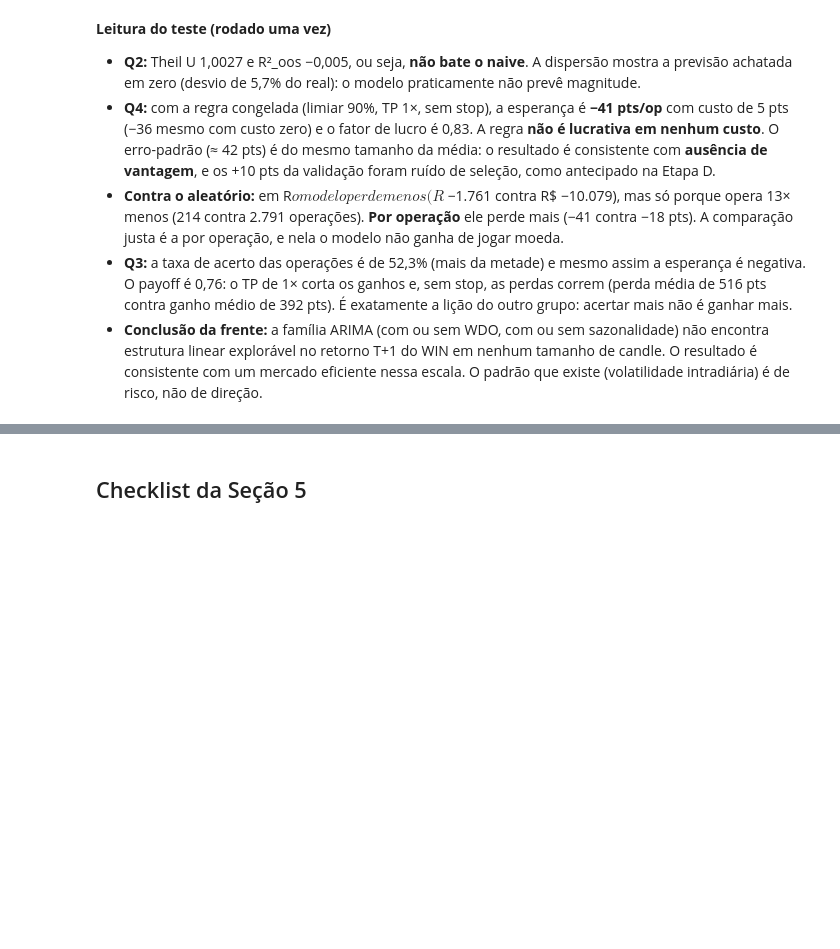
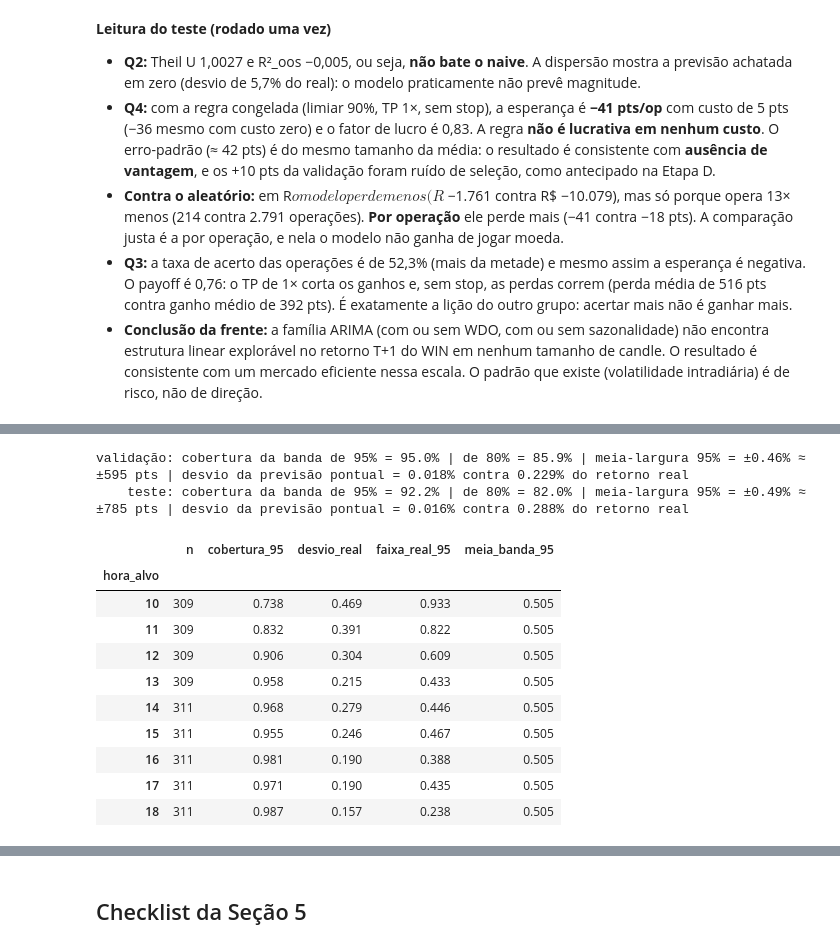
Before and after one commit to anabiaboorges/data_science_no_mercado_financeiro, a Jupyter notebook: frentes/estatistico/frente_estatistico.ipynb, the cells around one changed output, grey strips where cells are left out. Drawn from its saved outputs; the diff is of its cells as text; code cells hidden in the pictures; blank space fills up the shorter version.

```diff
--- a/frentes/estatistico/frente_estatistico.ipynb
+++ b/frentes/estatistico/frente_estatistico.ipynb
@@ -482,0 +537,32 @@ print(Path(f"{SAIDA}/resumo.md").read_text())
+# %%
+for nome, b in [("validação", band_val), ("teste", band_te)]:
+    c95 = ((b.y_true >= b.lo95) & (b.y_true <= b.hi95)).mean()
+    c80 = ((b.y_true >= b.lo80) & (b.y_true <= b.hi80)).mean()
+    meia = (b.hi95 - b.lo95) / 2
+    print(f"{nome:>9}: cobertura da banda de 95% = {c95:.1%} | de 80% = {c80:.1%} | meia-largura 95% = ±{meia.median():.2f}% "
+          f"≈ ±{(meia / 100 * b.close).median():.0f} pts | desvio da previsão pontual = {b.y_pred.std():.3f}% contra "
+          f"{b.y_true.std():.3f}% do retorno real")
+
+b = band_te.assign(hora_alvo=band_te.index.hour + 1,                        # a linha de t prevê o candle seguinte (t+1h)
+                   dentro=lambda d: (d.y_true >= d.lo95) & (d.y_true <= d.hi95),
+                   meia95=lambda d: (d.hi95 - d.lo95) / 2)
+por_hora = b.groupby("hora_alvo").agg(n=("y_true", "size"), cobertura_95=("dentro", "mean"),
+                                      desvio_real=("y_true", "std"),
+                                      faixa_real_95=("y_true", lambda s: s.abs().quantile(0.95)),
+                                      meia_banda_95=("meia95", "mean"))
+por_hora.to_csv(f"{SAIDA}/bandas_por_hora_teste.csv")
+por_hora.round(3)
+# %% [output]
+validação: cobertura da banda de 95% = 95.0% | de 80% = 85.9% | meia-largura 95% = ±0.46% ≈ ±595 pts | desvio da previsão pontual = 0.018% contra 0.229% do retorno real
+    teste: cobertura da banda de 95% = 92.2% | de 80% = 82.0% | meia-largura 95% = ±0.49% ≈ ±785 pts | desvio da previsão pontual = 0.016% contra 0.288% do retorno real
+|  | n | cobertura_95 | desvio_real | faixa_real_95 | meia_banda_95 |
+| hora_alvo |  |  |  |  |  |
+| 10 | 309 | 0.738 | 0.469 | 0.933 | 0.505 |
+| 11 | 309 | 0.832 | 0.391 | 0.822 | 0.505 |
+| 12 | 309 | 0.906 | 0.304 | 0.609 | 0.505 |
+| 13 | 309 | 0.958 | 0.215 | 0.433 | 0.505 |
+| 14 | 311 | 0.968 | 0.279 | 0.446 | 0.505 |
+| 15 | 311 | 0.955 | 0.246 | 0.467 | 0.505 |
+| 16 | 311 | 0.981 | 0.190 | 0.388 | 0.505 |
+| 17 | 311 | 0.971 | 0.190 | 0.435 | 0.505 |
+| 18 | 311 | 0.987 | 0.157 | 0.238 | 0.505 |
```
Also changed, not shown: parts of 10 cells of this notebook, 11 other files.
